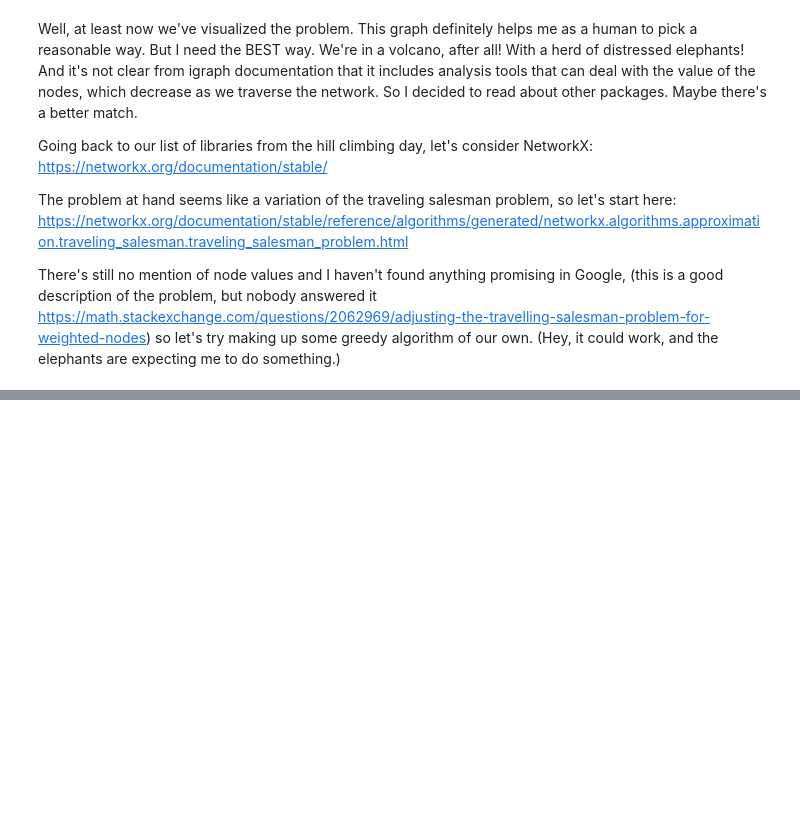
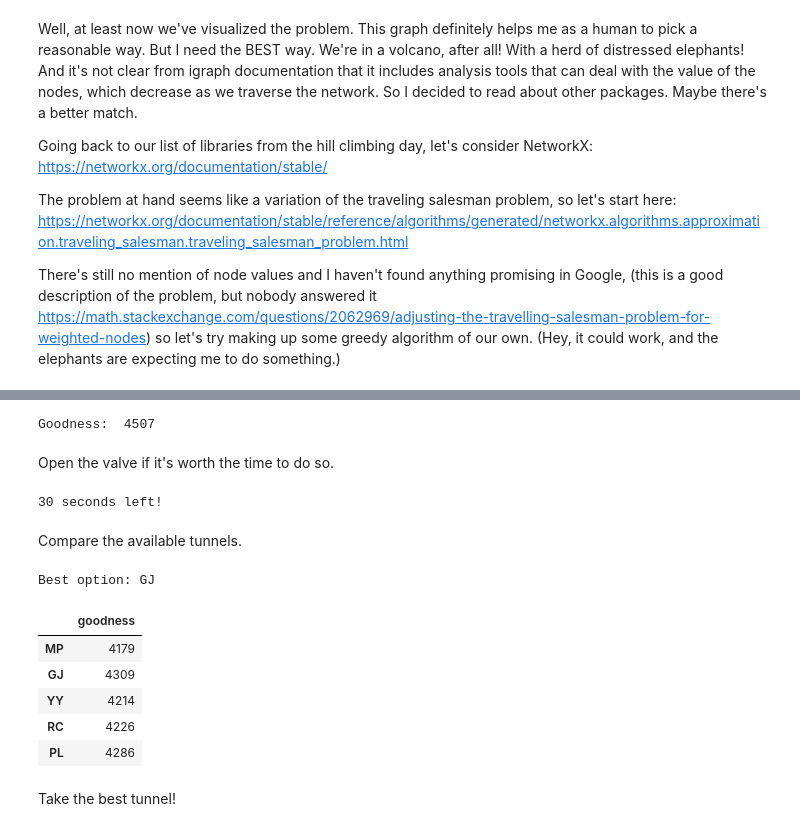
Before and after one commit to marilang/AoC2022, a Jupyter notebook: Day 16 Proboscidea Volcanium.ipynb, the cells around one changed output, grey strips where cells are left out. Saved outputs shown, nothing was run; the diff lists cells and outputs as text; code cells hidden in the pictures; blank space fills up the shorter version.

```diff
--- a/Day 16 Proboscidea Volcanium.ipynb
+++ b/Day 16 Proboscidea Volcanium.ipynb
@@ -171,4 +173,11 @@ Going back to our list of libraries from the hill climbing day, let's consider N
 The problem at hand seems like a variation of the traveling salesman problem, so let's start here: https://networkx.org/documentation/stable/reference/algorithms/generated/networkx.algorithms.approximation.traveling_salesman.traveling_salesman_problem.html
 
 There's still no mention of node values and I haven't found anything promising in Google, (this is a good description of the problem, but nobody answered it https://math.stackexchange.com/questions/2062969/adjusting-the-travelling-salesman-problem-for-weighted-nodes) so let's try making up some greedy algorithm of our own. (Hey, it could work, and the elephants are expecting me to do something.)
+# %%
+position = 'AA'
+timeleft = 30
+info['distance'] = g.distances(source=position, target=info.label)[0]
+info['value'] = (info.status=='closed').astype(int) * info.rate * (timeleft - info.distance)
+info = info.sort_values(by='rate', ascending=False).reset_index()
+#info
 # %% [markdown]
@@ -192,0 +206,66 @@ There's still no mention of node values and I haven't found anything promising i
+# %%
+position = 'AA'
+timeleft = 30
+
+info['distance'] = g.distances(source=position, target=info.label)[0]
+info['value'] = (info.status=='closed').astype(int) * info.rate * (timeleft - info.distance)
+goodness = sum(info.value)
+
+print('Goodness: ', goodness)
+#info
+# %% [output]
+Goodness:  4507
+# %% [markdown]
+Open the valve if it's worth the time to do so.
+# %%
+def should_open(position, timeleft):
+    status = info.loc[info.label==position, 'status'].values[0]
+    rate = info.loc[info.label==position, 'rate'].values[0]
+    benefit = rate * timeleft
+    cost = sum(info.rate)
+    return (benefit > cost) & (status=='closed')
+
+
+if should_open(position, timeleft):
+    print('Open valve', position)
+    info.loc[info.label==position, 'status'] = 'open'
+    timeleft -= 1
+    info['value'] = (info.status=='closed').astype(int) * info.rate * (timeleft - info.distance)
+
+print(timeleft, 'seconds left!')
+# %% [output]
+30 seconds left!
+# %% [markdown]
+Compare the available tunnels.
+# %%
+def goodness(position, timeleft):
+    info['distance'] = g.distances(source=position, target=info.label)[0]
+    info['value'] = info.rate * (timeleft - info.distance)
+    goodness = sum(info.value)
+    return goodness
+
+
+def compare_tunnels(position, timeleft):
+    situation = {}
+    tunnels = info.loc[info.label==position, 'leads_to'].values.tolist()[0]
+    for option in tunnels:
+        situation[option] = goodness(option, timeleft - 1)
+    options = pd.DataFrame.from_dict(situation, orient='index', columns=['goodness'])
+    return options
+
+
+opt = compare_tunnels(position, timeleft)
+best = opt[opt.goodness==max(opt.goodness)].index[0]
+
+print('Best option:', best)
+opt
+# %% [output]
+Best option: GJ
+|  | goodness |
+| MP | 4179 |
+| GJ | 4309 |
+| YY | 4214 |
+| RC | 4226 |
+| PL | 4286 |
+# %% [markdown]
+Take the best tunnel!
```
Also changed, not shown: parts of 25 cells of this notebook, 2 other files.
